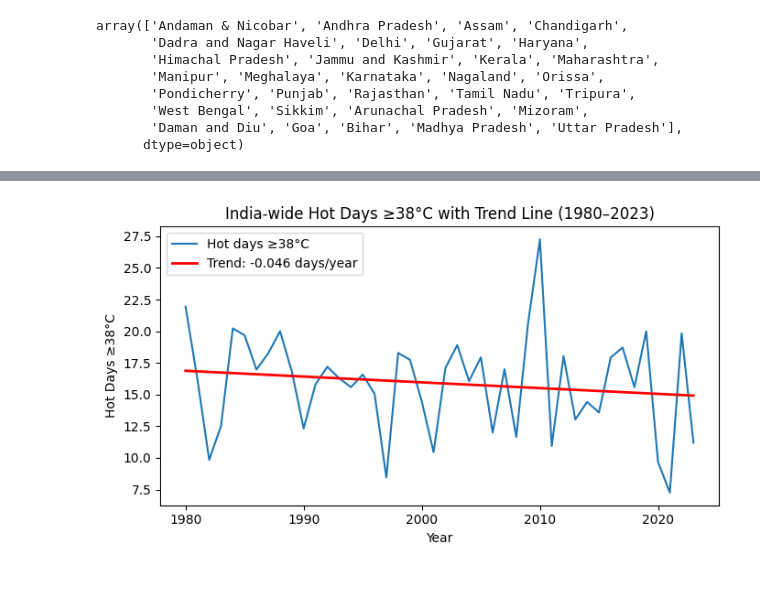
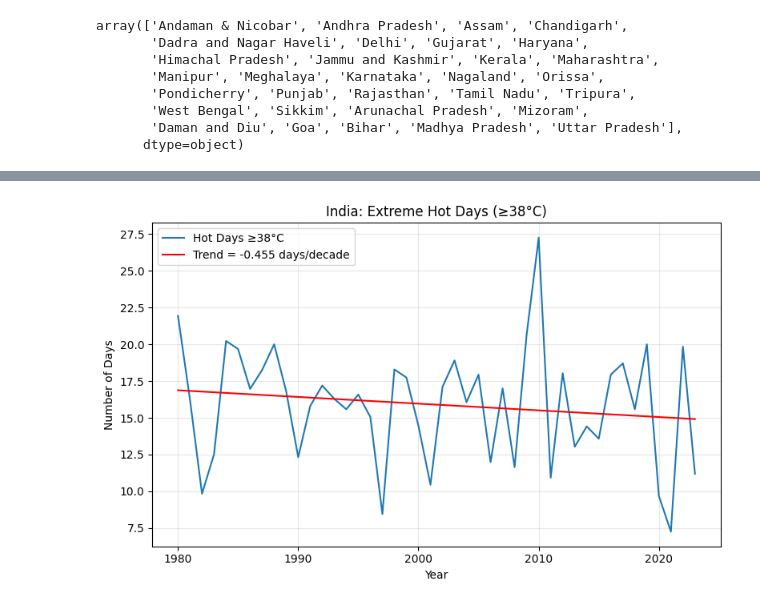
Before and after one commit to nkoppa/final-project, a Jupyter notebook: 02_visualize_heatmetrics_india.ipynb, the cells around one changed output, grey strips where cells are left out. Saved outputs shown, nothing was run; the diff lists cells and outputs as text; code cells hidden in the pictures.

```diff
--- a/02_visualize_heatmetrics_india.ipynb
+++ b/02_visualize_heatmetrics_india.ipynb
@@ -257,19 +124,16 @@ plt.show()
 # %%
-years = country_ts["year"]
 vals = country_ts["hot_days_ge_38C"]
-
 m, b = np.polyfit(years, vals, 1)
 trend = m * years + b
 
-plt.figure(figsize=(7,4))
-plt.plot(years, vals, label="Hot days ≥38°C")
-plt.plot(years, trend, color="red", linewidth=2, label=f"Trend: {m:.3f} days/year")
-
-plt.xlabel("Year")
-plt.ylabel("Hot Days ≥38°C")
-plt.title("India-wide Hot Days ≥38°C with Trend Line (1980–2023)")
+plt.figure(figsize=(8,5))
+plt.plot(years, vals, label="Hot Days ≥38°C")
+plt.plot(years, trend, color="red", label=f"Trend = {m*10:.3f} days/decade")
+plt.title("India: Extreme Hot Days (≥38°C)")
+plt.xlabel("Year"); plt.ylabel("Number of Days")
 plt.legend()
+plt.grid(alpha=0.3)
 plt.tight_layout()
 plt.show()
 # %% [output]
-[figure, old version]
+[figure, new version]
```
Also changed, not shown: parts of 25 cells of this notebook, 2 other files.
